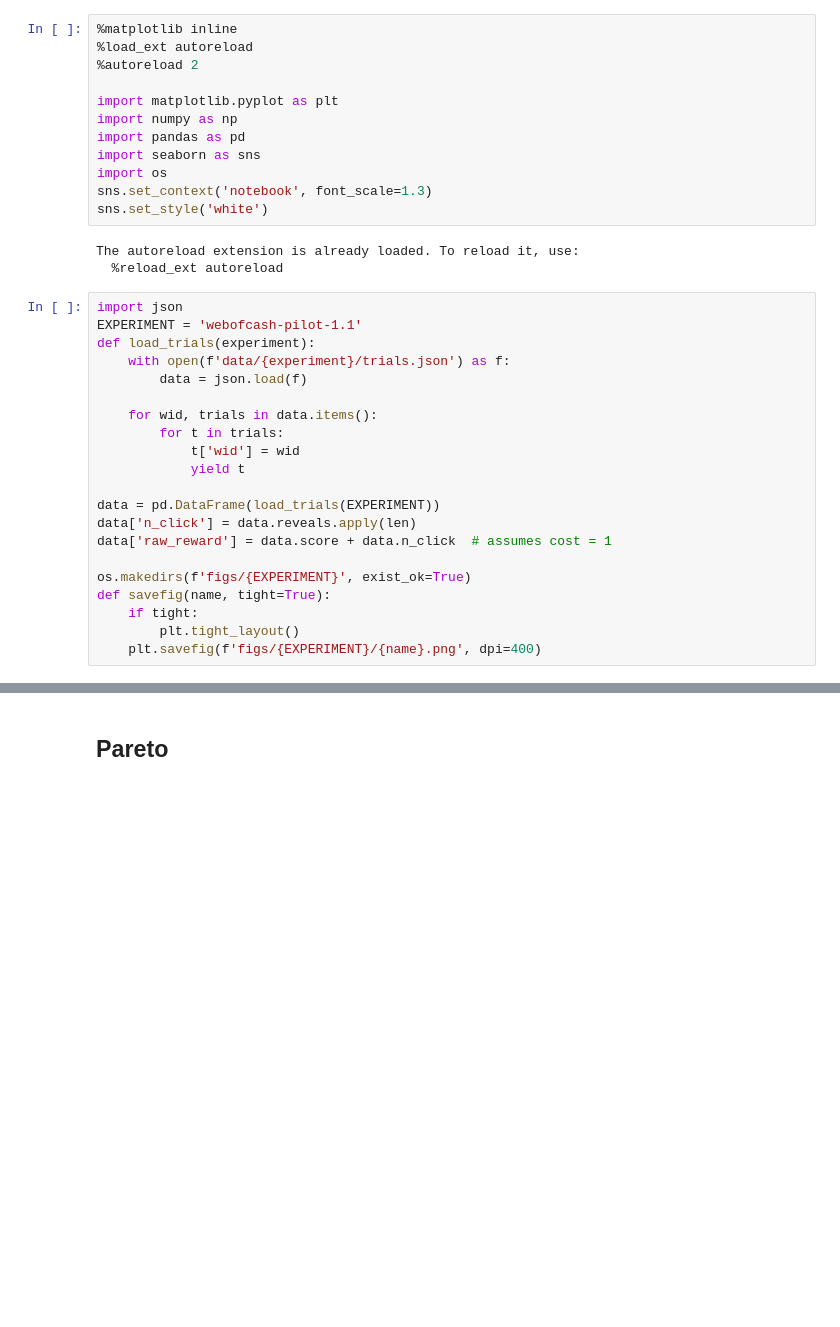
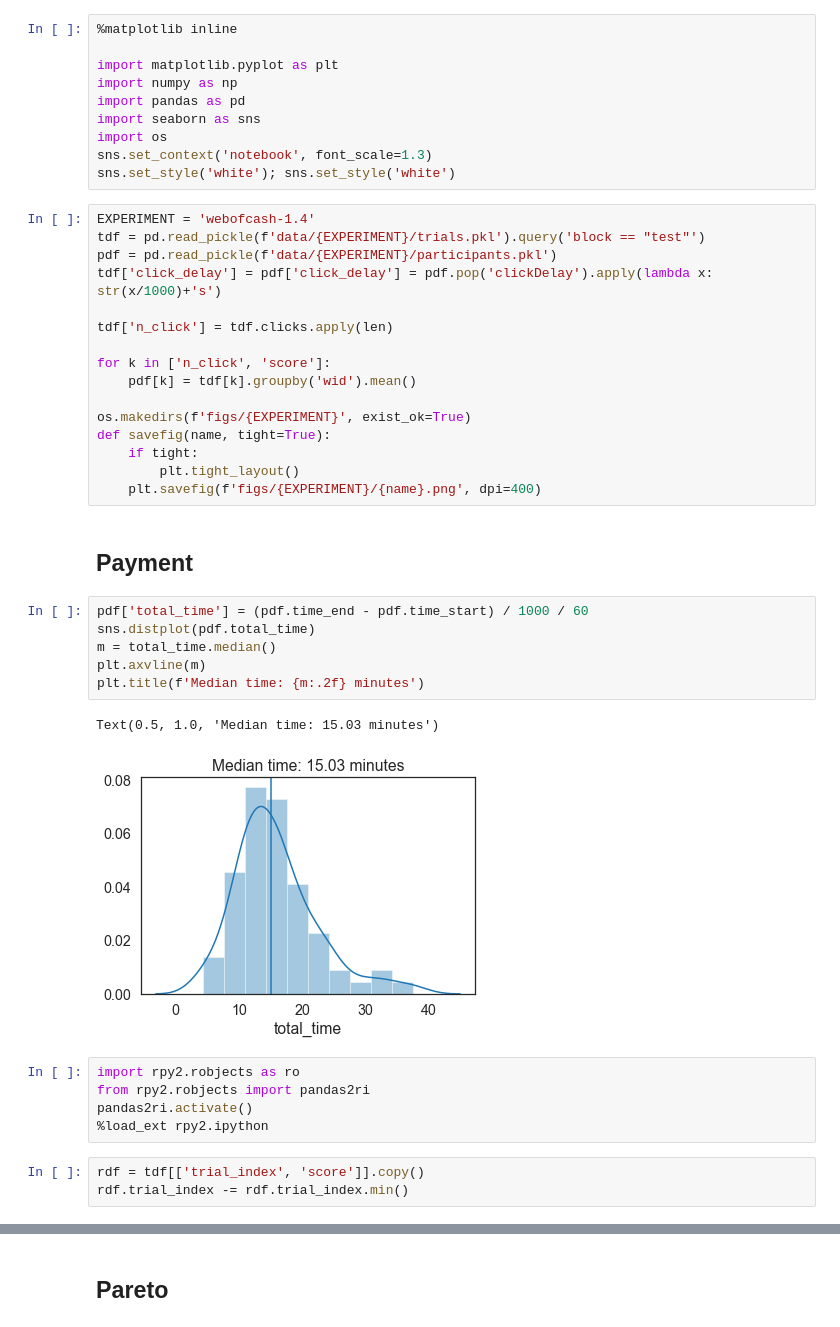
Before and after one commit to fredcallaway/rational-resources-planning, a Jupyter notebook: plots.ipynb, the cells around one changed output, grey strips where cells are left out. Saved outputs shown, nothing was run; the diff lists cells and outputs as text; blank space fills up the shorter version.

Commit message:
analysis for exp 2 pilot (version 2.0)

```diff
--- a/plots.ipynb
+++ b/plots.ipynb
@@ -1,7 +1,5 @@
 # %%
 %matplotlib inline
-%load_ext autoreload
-%autoreload 2
 
 import matplotlib.pyplot as plt
 import numpy as np
@@ -9,28 +7,39 @@ import pandas as pd
 import seaborn as sns
 import os
 sns.set_context('notebook', font_scale=1.3)
-sns.set_style('white')
+sns.set_style('white'); sns.set_style('white')
-# %% [output]
-The autoreload extension is already loaded. To reload it, use:
-  %reload_ext autoreload
 # %%
-import json
-EXPERIMENT = 'webofcash-pilot-1.1'
-def load_trials(experiment):
-    with open(f'data/{experiment}/trials.json') as f:
-        data = json.load(f)
+EXPERIMENT = 'webofcash-1.4'
+tdf = pd.read_pickle(f'data/{EXPERIMENT}/trials.pkl').query('block == "test"')
+pdf = pd.read_pickle(f'data/{EXPERIMENT}/participants.pkl')
+tdf['click_delay'] = pdf['click_delay'] = pdf.pop('clickDelay').apply(lambda x: str(x/1000)+'s')
 
-    for wid, trials in data.items():
-        for t in trials:
-            t['wid'] = wid
-            yield t
+tdf['n_click'] = tdf.clicks.apply(len)
 
-data = pd.DataFrame(load_trials(EXPERIMENT))
-data['n_click'] = data.reveals.apply(len)
-data['raw_reward'] = data.score + data.n_click  # assumes cost = 1
+for k in ['n_click', 'score']:
+    pdf[k] = tdf[k].groupby('wid').mean()
 
 os.makedirs(f'figs/{EXPERIMENT}', exist_ok=True)
 def savefig(name, tight=True):
     if tight:
         plt.tight_layout()
     plt.savefig(f'figs/{EXPERIMENT}/{name}.png', dpi=400)
+# %% [markdown]
+## Payment
+# %%
+pdf['total_time'] = (pdf.time_end - pdf.time_start) / 1000 / 60
+sns.distplot(pdf.total_time)
+m = total_time.median()
+plt.axvline(m)
+plt.title(f'Median time: {m:.2f} minutes')
+# %% [output]
+Text(0.5, 1.0, 'Median time: 15.03 minutes')
+[figure, added]
+# %%
+import rpy2.robjects as ro
+from rpy2.robjects import pandas2ri
+pandas2ri.activate()
+%load_ext rpy2.ipython
+# %%
+rdf = tdf[['trial_index', 'score']].copy()
+rdf.trial_index -= rdf.trial_index.min()
```
Also changed, not shown: parts of 17 cells of this notebook, 18 other files.
